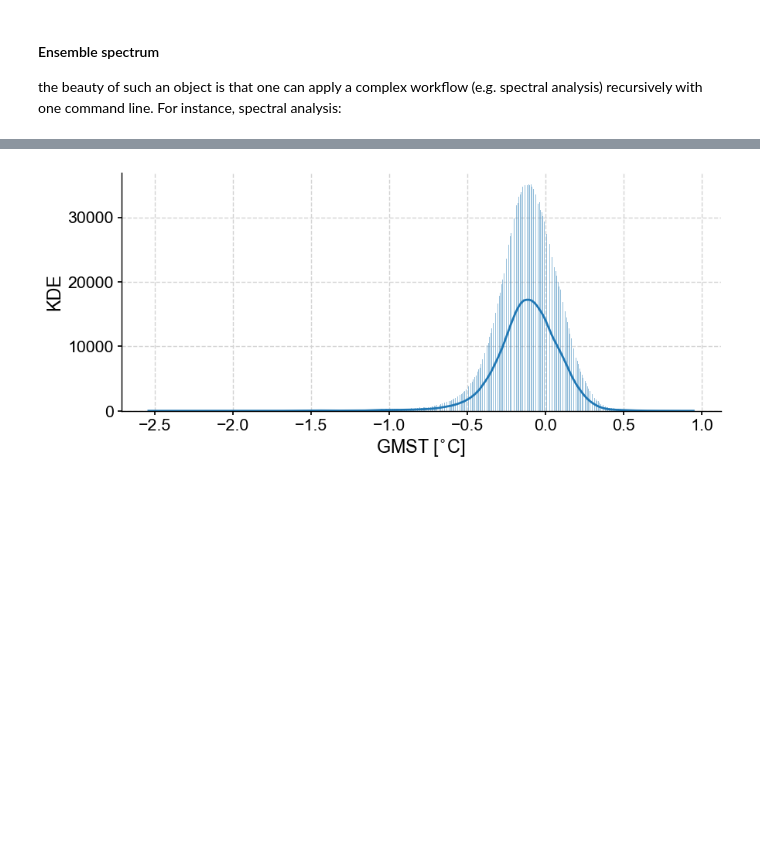
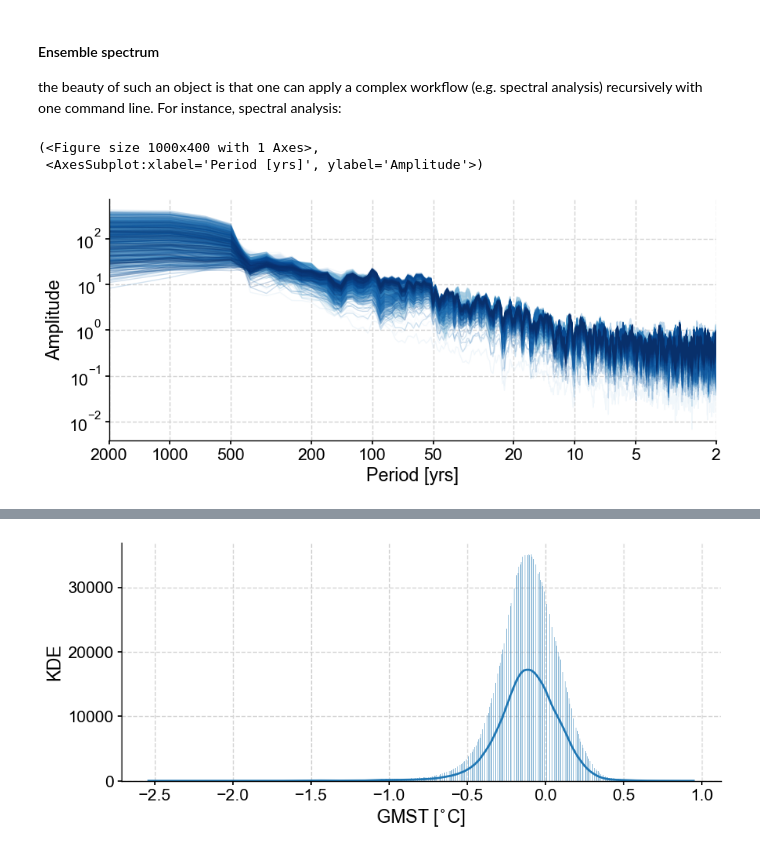
Before and after one commit to LinkedEarth/PyleoTutorials, a Jupyter notebook: notebooks/basic_MSES_manipulation.ipynb, the cells around one changed output, grey strips where cells are left out. Cells and saved outputs as stored; diff of their text form; code cells hidden in the pictures; blank space fills up the shorter version.

```diff
--- a/notebooks/basic_MSES_manipulation.ipynb
+++ b/notebooks/basic_MSES_manipulation.ipynb
@@ -281,4 +281,8 @@ the beauty of such an object is that one can apply a complex workflow (e.g. spec
 # %%
 lmr_psd = lmr_ens.spectral(method='mtm')
 # %%
-lmr_psd.plot(cmap='Blues',plot_kwargs={'linewidth':1,'alpha':0.3})
+lmr_psd.plot(cmap='Blues',plot_kwargs={'linewidth':1,'alpha':0.2})
+# %% [output]
+(<Figure size 1000x400 with 1 Axes>,
+ <AxesSubplot:xlabel='Period [yrs]', ylabel='Amplitude'>)
+[figure, added]
```
Also changed, not shown: parts of 5 cells of this notebook.
